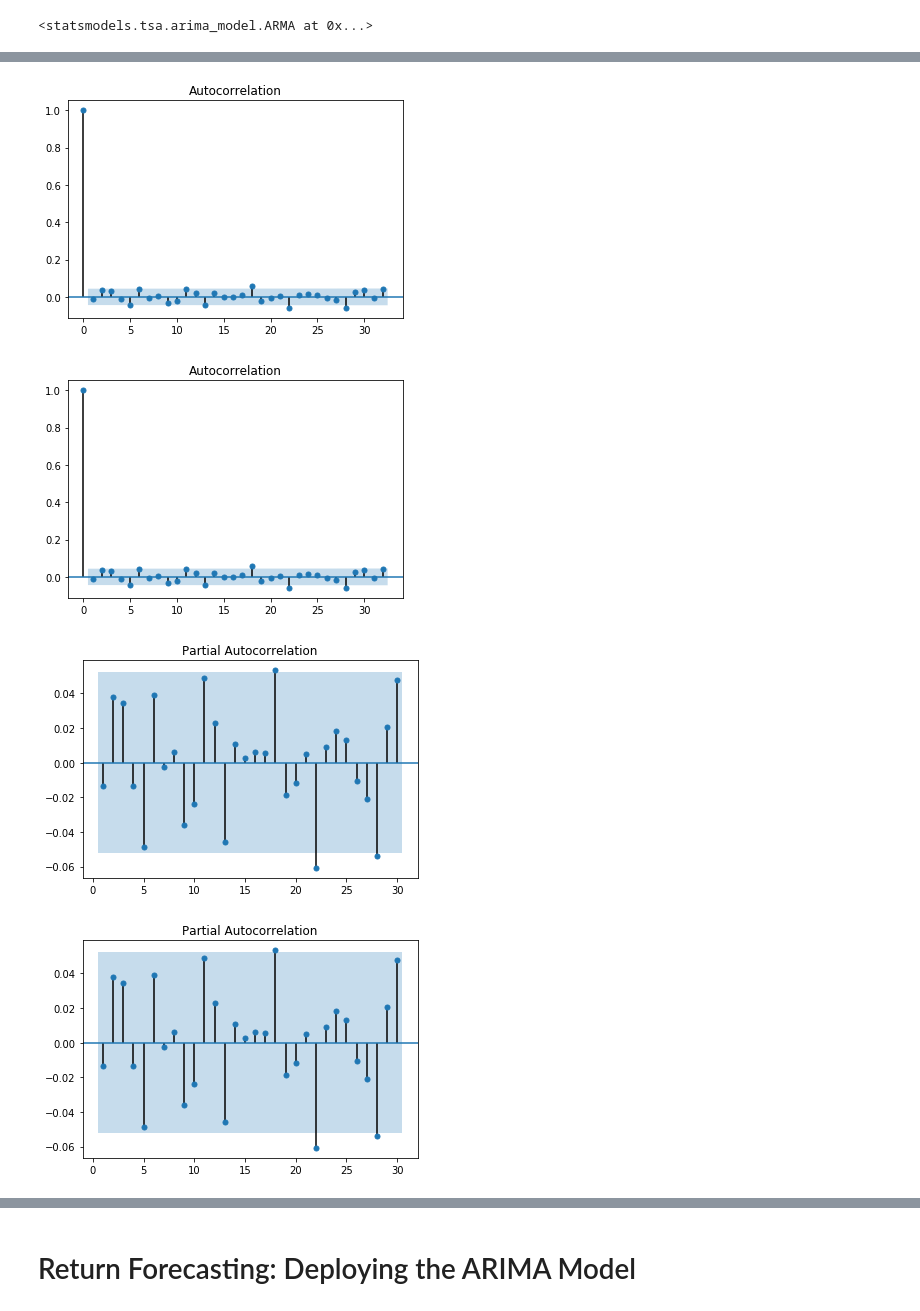
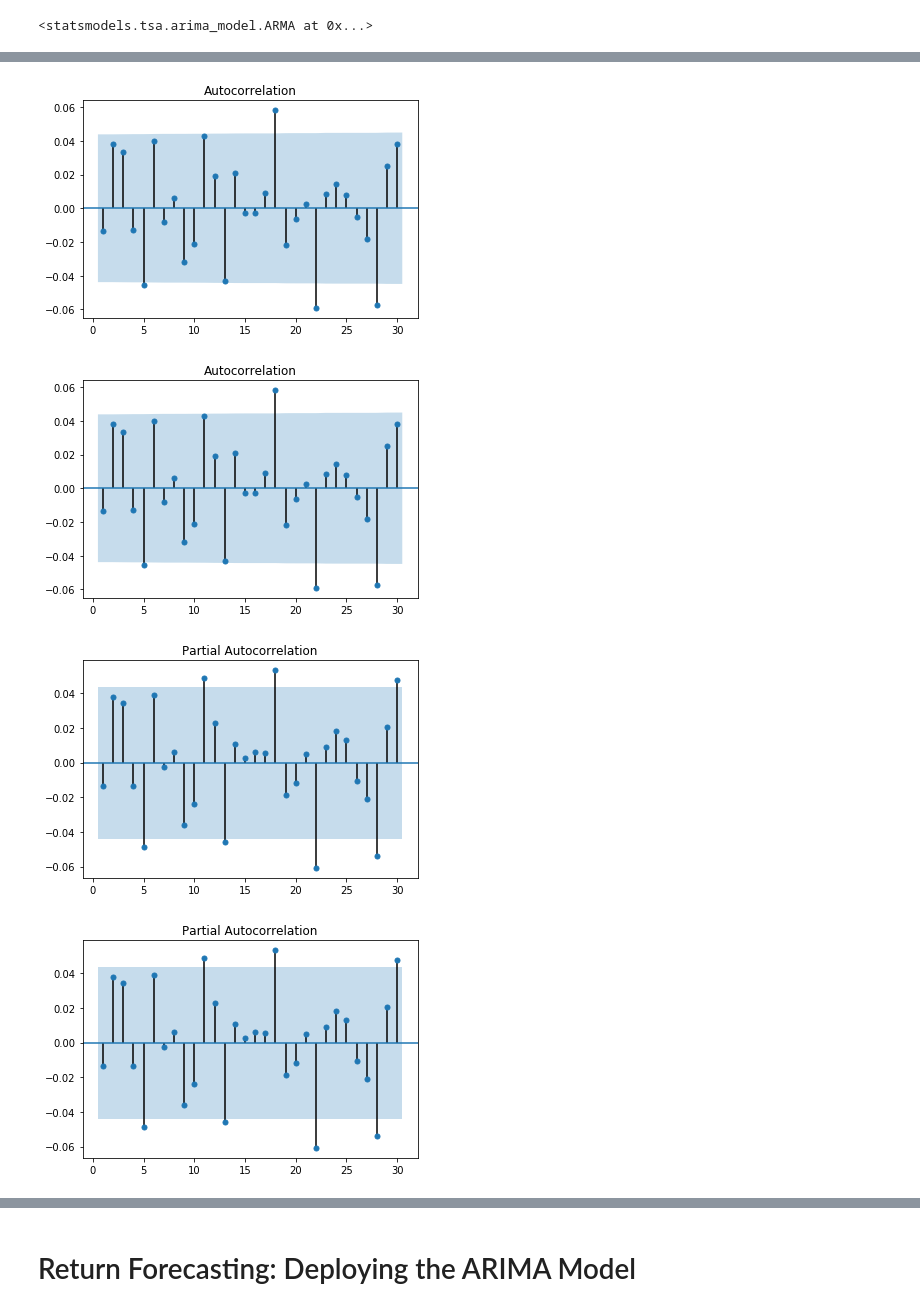
Before and after one commit to enriqueserizawa/time_series_hw, a Jupyter notebook: Starter_Code/time_series_analysis.ipynb, the cells around one changed output, grey strips where cells are left out. Cells and saved outputs as stored; diff of their text form; code cells hidden in the pictures.

```diff
--- a/Starter_Code/time_series_analysis.ipynb
+++ b/Starter_Code/time_series_analysis.ipynb
@@ -277,17 +286,17 @@ returns.returns.autocorr(lag=1)
 # %%
 # Autocorrelation (For detecting # of MA ("P") Lags)
 #plot_acf(fut.Settle, alpha=0.10)
-plot_acf(returns.returns, alpha=0.10)
+plot_acf(returns.returns, lags=30, alpha=0.10, zero=False)
 # %% [output]
-[figure, old version]
+[figure, new version]
-[figure, old version]
+[figure, new version]
 # %%
 # Partial Autocorrelation (For detecting # of MA ("P") Lags)
 #sm.graphics.tsaplots.plot_pacf(fut.Settle, lags=30, zero=False)
-sm.graphics.tsaplots.plot_pacf(returns.returns, lags=30, zero=False)
+sm.graphics.tsaplots.plot_pacf(returns.returns, lags=30, zero=False, alpha=0.10)
 # %% [output]
-[figure, old version]
+[figure, new version]
-[figure, old version]
+[figure, new version]
 # %%
 autoregressive_count = 17
 moving_average_window = 6
```
Also changed, not shown: parts of 32 cells of this notebook.
